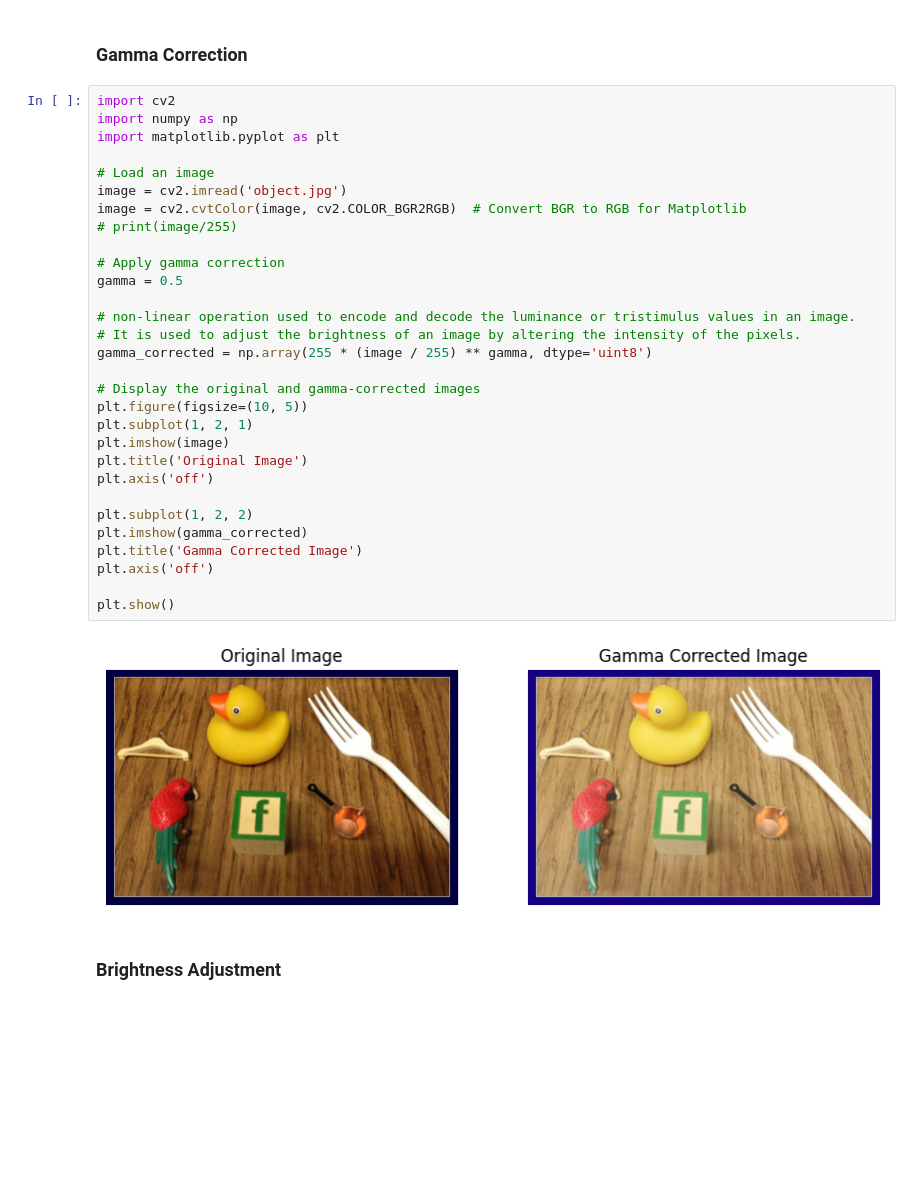
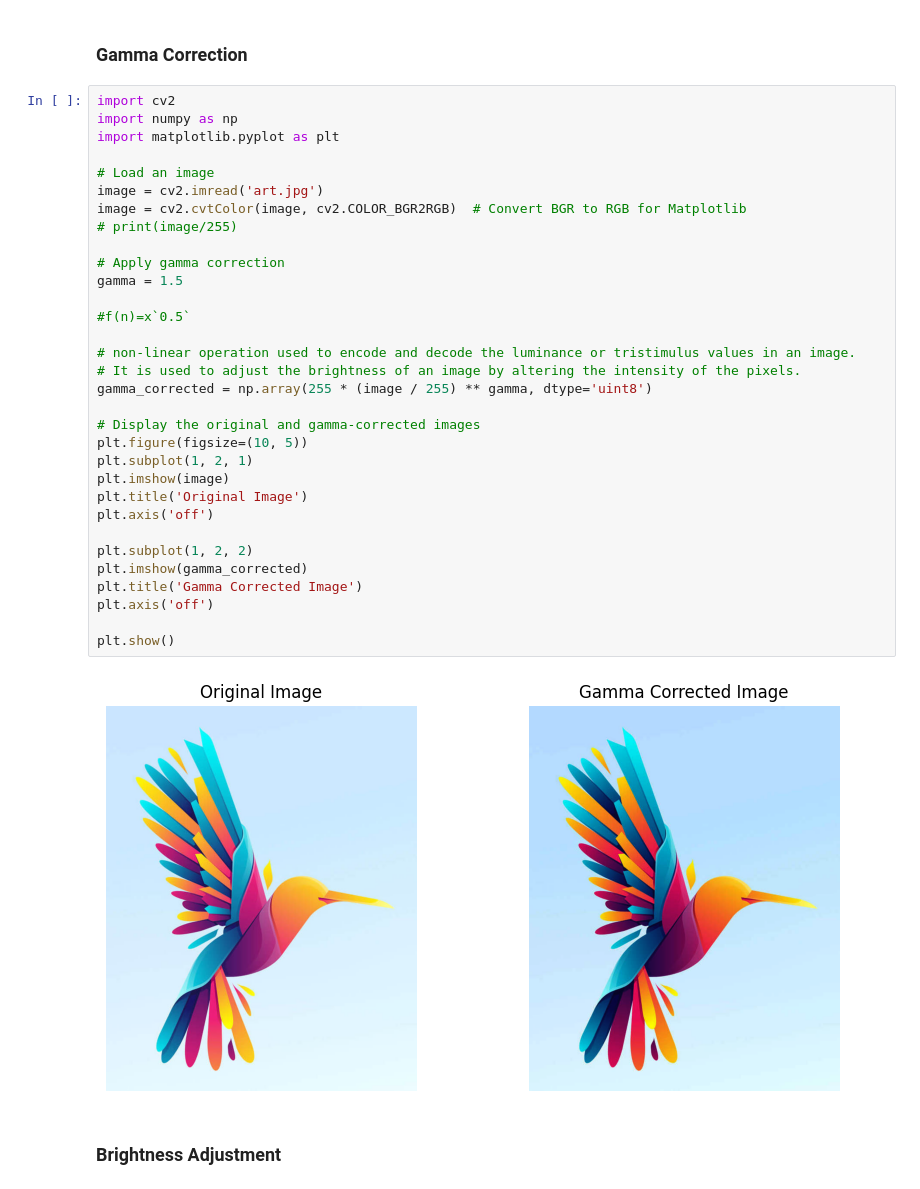
Before and after one commit to MDSALMANSHAMS/Learning, a Jupyter notebook: Python_imageProcessing/2_point_operations/main.ipynb, the cells around one changed output. Saved outputs shown, nothing was run; the diff lists cells and outputs as text; blank space fills up the shorter version.

```diff
--- a/Python_imageProcessing/2_point_operations/main.ipynb
+++ b/Python_imageProcessing/2_point_operations/main.ipynb
@@ -346,35 +350,37 @@ plt.show()
 # %%
 import cv2
 import numpy as np
 import matplotlib.pyplot as plt
 
 # Load an image
-image = cv2.imread('object.jpg')
+image = cv2.imread('art.jpg')
 image = cv2.cvtColor(image, cv2.COLOR_BGR2RGB)  # Convert BGR to RGB for Matplotlib
 # print(image/255)
 
 # Apply gamma correction
-gamma = 0.5
+gamma = 1.5
+
+#f(n)=x`0.5`
 
 # non-linear operation used to encode and decode the luminance or tristimulus values in an image.
 # It is used to adjust the brightness of an image by altering the intensity of the pixels.
 gamma_corrected = np.array(255 * (image / 255) ** gamma, dtype='uint8')
 
 # Display the original and gamma-corrected images
 plt.figure(figsize=(10, 5))
 plt.subplot(1, 2, 1)
 plt.imshow(image)
 plt.title('Original Image')
 plt.axis('off')
 
 plt.subplot(1, 2, 2)
 plt.imshow(gamma_corrected)
 plt.title('Gamma Corrected Image')
 plt.axis('off')
 
 plt.show()
 # %% [output]
-[figure, old version]
+[figure, new version]
 # %% [markdown]
 ### Brightness Adjustment
 # %%
```
Also changed, not shown: parts of 10 cells of this notebook, 1 other file.
